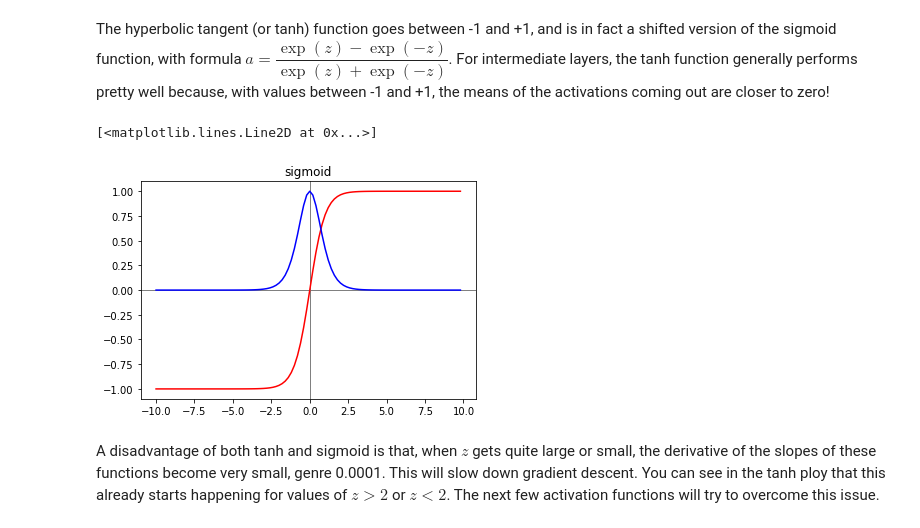
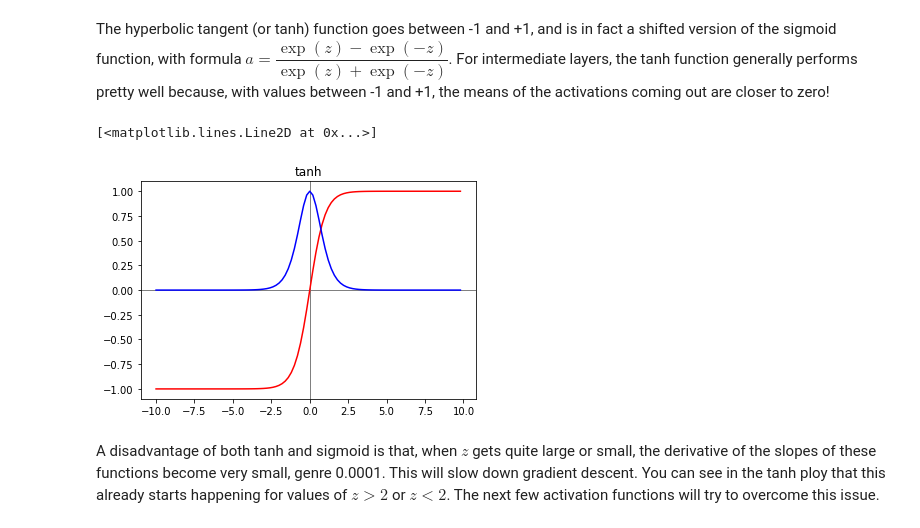
Before and after one commit to as6140/dsc-04-40-04-deeper-neural-networks-seattle-ds-career-040119, a Jupyter notebook: index.ipynb, the cells around one changed output. Cells and saved outputs as stored; diff of their text form; code cells hidden in the pictures.

```diff
--- a/index.ipynb
+++ b/index.ipynb
@@ -171,14 +171,14 @@ The hyperbolic tangent (or tanh) function goes between -1 and +1, and is in fact
 # %%
 y = tanh(z)
 dy = tanh(z, derivative=True)
-plt.title("sigmoid")
+plt.title("tanh")
 plt.axhline(color="gray", linewidth=1,)
 plt.axvline(color="gray", linewidth=1,)
 plt.plot(z, y, 'r')
 plt.plot(z, dy, 'b')
 # %% [output]
 [<matplotlib.lines.Line2D at 0x...>]
-[figure, old version]
+[figure, new version]
 # %% [markdown]
 A disadvantage of both tanh and sigmoid is that, when $z$ gets quite large or small, the derivative of the slopes of these functions become very small, genre 0.0001. This will slow down gradient descent. You can see in the tanh ploy that this already starts happening for values of $z > 2$ or $z < 2$. The next few activation functions will try to overcome this issue.
 # %% [markdown]
```
